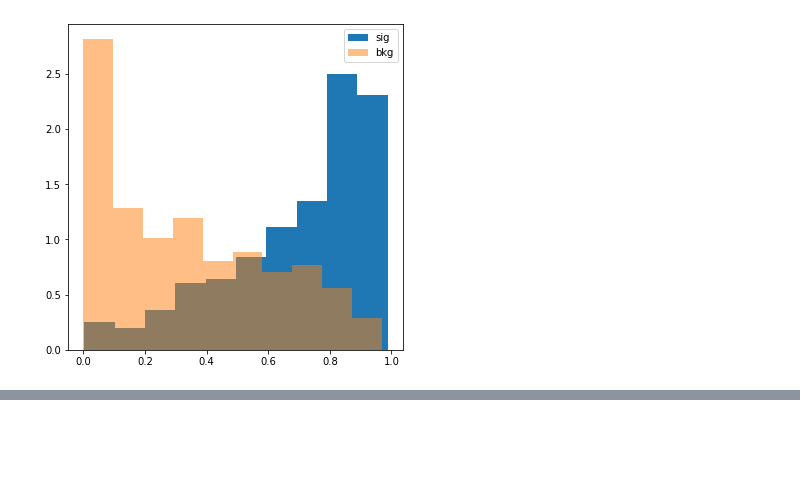
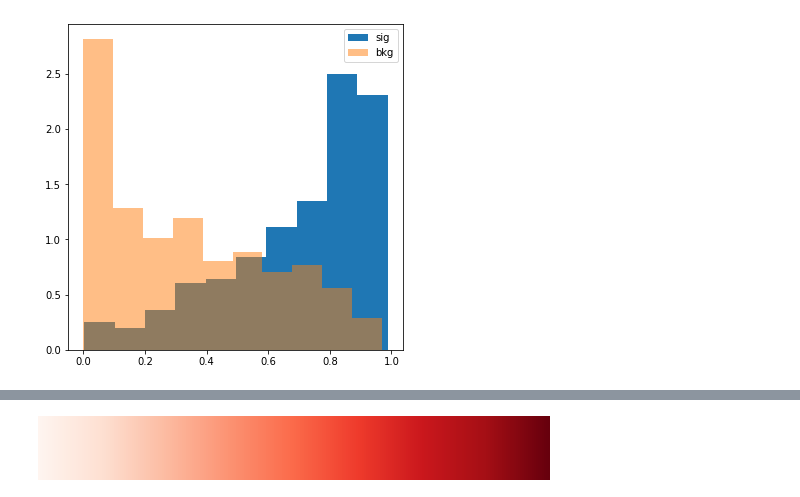
Before and after one commit to snabili/svj-bdt, a Jupyter notebook: bdt.ipynb, the cells around one changed output, grey strips where cells are left out. Saved outputs shown, nothing was run; the diff lists cells and outputs as text; code cells hidden in the pictures; blank space fills up the shorter version.

```diff
--- a/bdt.ipynb
+++ b/bdt.ipynb
@@ -123,0 +163,4 @@ ax.legend()
+# %%
+plt.cm.Reds
+# %% [output]
+[figure, added]
```
Also changed, not shown: parts of 4 cells of this notebook.
